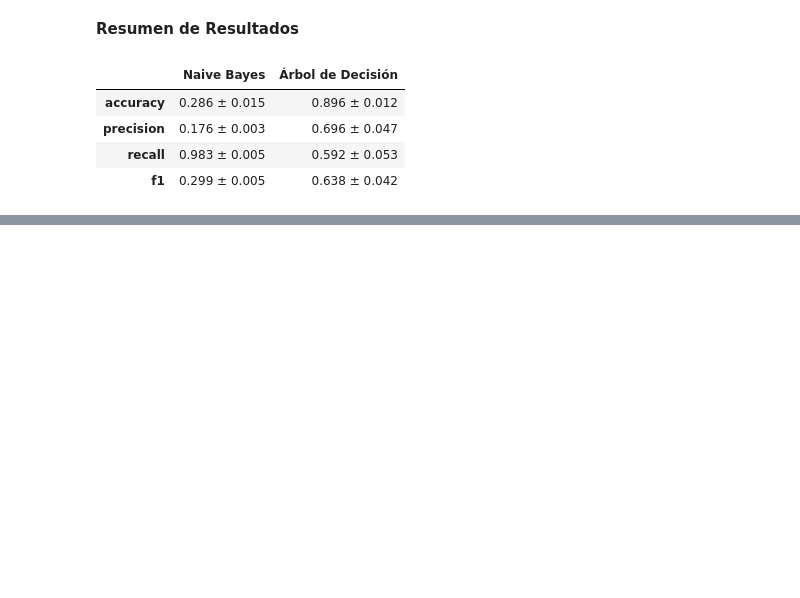
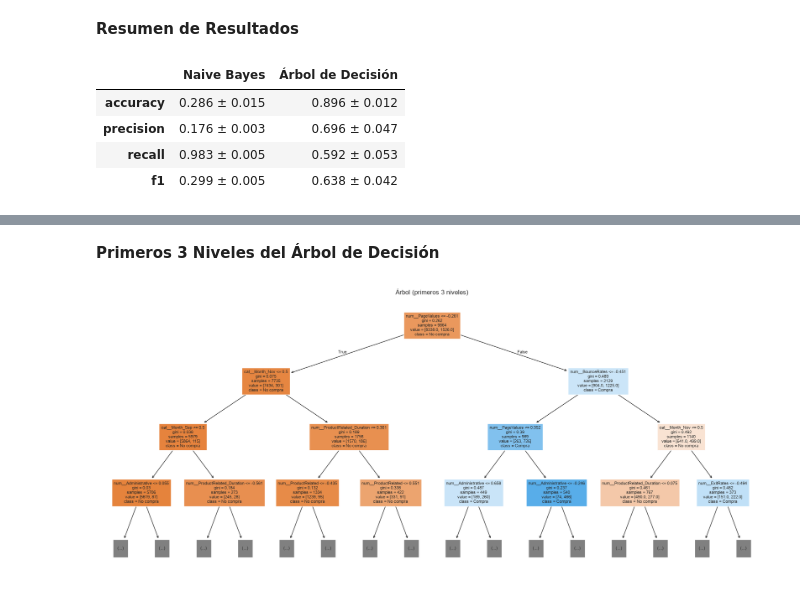
Before and after one commit to ByJuanRod/Actividad-Evaluativa, a Jupyter notebook: modelos_predictivos.ipynb, the cells around one changed output, grey strips where cells are left out. Cells and saved outputs as stored; diff of their text form; code cells hidden in the pictures; blank space fills up the shorter version.

```diff
--- a/modelos_predictivos.ipynb
+++ b/modelos_predictivos.ipynb
@@ -640 +668,12 @@ plt.show()
+# %% [markdown]
+<b>Primeros 3 Niveles del Árbol de Decisión</b>
+# %%
+plt.figure(figsize=(18, 8))
+plot_tree(arbol, max_depth=3, feature_names=nombres_feat, class_names=['No compra', 'Compra'],
+          filled=True, fontsize=8)
+plt.title("Árbol (primeros 3 niveles)")
+plt.tight_layout()
+plt.show()
+# %% [output]
+[figure, added]
 # %% [markdown]
```
Also changed, not shown: parts of 29 cells of this notebook.
